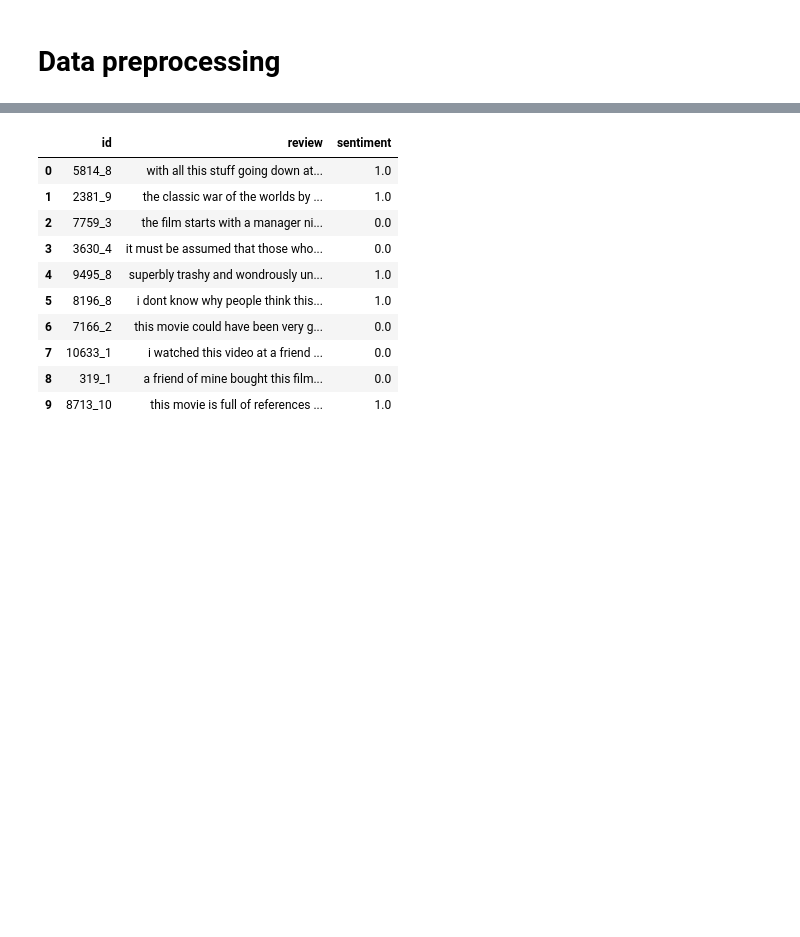
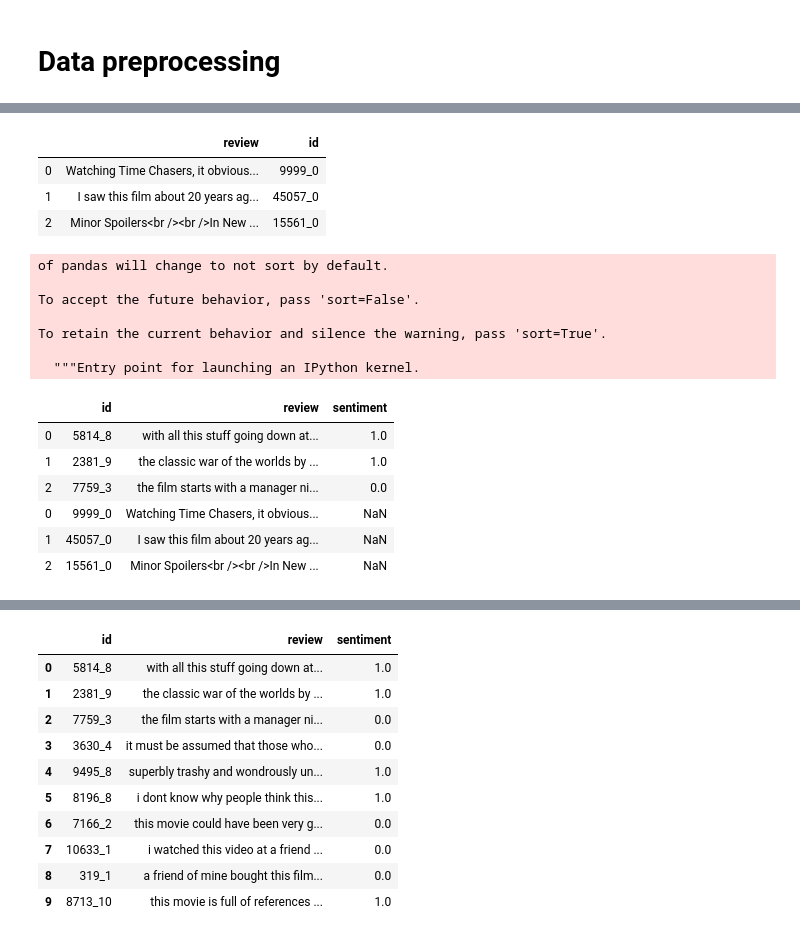
Before and after one commit to jacksenteh/Bag_Of_Popcorns, a Jupyter notebook: Train.ipynb, the cells around one changed output, grey strips where cells are left out. Saved outputs shown, nothing was run; the diff lists cells and outputs as text; code cells hidden in the pictures; blank space fills up the shorter version.

```diff
--- a/Train.ipynb
+++ b/Train.ipynb
@@ -84,22 +88,18 @@ nltk.download('punkt')
 # %% [markdown]
 # Data preprocessing
 # %%
-train_path   = 'gdrive/My Drive/dataset/IMDB/labeledTrainData.tsv'
-add_path     = 'gdrive/My Drive/dataset/IMDB/unlabeledTrainData.tsv'
-test_path    = 'gdrive/My Drive/dataset/IMDB/testData.tsv'
-twitter_path = 'gdrive/My Drive/dataset/IMDB/tweets_sentiment.csv'
+train_path   = 'dataset/labeledTrainData.tsv'
+add_path     = 'dataset/unlabeledTrainData.tsv'
+test_path    = 'dataset/testData.tsv'
+twitter_path = 'dataset/tweets_sentiment.csv'
 
 # read in the dataset
 pp                = Preprocess()
-twitter_df        = pd.read_csv(twitter_path, error_bad_lines=False, delimiter=',', encoding='latin8')[['Sentiment', 'SentimentText']]
 add_df            = pd.read_csv(add_path, error_bad_lines=False, delimiter='\t')
 train_df, test_df = pp.read_file(train_path, test_path, sep='\t')
 
-# rename the twitter_df's column name to match with IMDB dataset
-twitter_df.columns = ['sentiment', 'review']
 
 # record the twitter and train dataframe size
-twitter_ds_size = twitter_df.shape[0]
 labeled_ds_size = train_df.shape[0]
 
 # check for missing value
@@ -115,9 +115,6 @@ print()
 print('Test set:')
 pp.check_na(test_df)
 print()
-
-print('Twitter dataset:')
-pp.check_na(twitter_df)
 # %% [output]
 b'Skipping line 43043: expected 2 fields, saw 3\n'
 Training set:
@@ -139,4 +136,28 @@ Additional data set:
 =======================================
+# %%
+add_df[:3][['review', 'id']]
+# %% [output]
+|  | review | id |
+| 0 | Watching Time Chasers, it obvious... | 9999_0 |
+| 1 | I saw this film about 20 years ag... | 45057_0 |
+| 2 | Minor Spoilers<br /><br />In New ... | 15561_0 |
+# %%
+pd.concat([train_df[:3], add_df[:3][['review', 'id']])
+# %% [output]
+of pandas will change to not sort by default.
+
+To accept the future behavior, pass 'sort=False'.
+
+To retain the current behavior and silence the warning, pass 'sort=True'.
+
+  """Entry point for launching an IPython kernel.
+|  | id | review | sentiment |
+| 0 | 5814_8 | with all this stuff going down at... | 1.0 |
+| 1 | 2381_9 | the classic war of the worlds by ... | 1.0 |
+| 2 | 7759_3 | the film starts with a manager ni... | 0.0 |
+| 0 | 9999_0 | Watching Time Chasers, it obvious... | NaN |
+| 1 | 45057_0 | I saw this film about 20 years ag... | NaN |
+| 2 | 15561_0 | Minor Spoilers<br /><br />In New ... | NaN |
 # %%
 def text_process(df):
     # convert it to lower space
```
Also changed, not shown: parts of 3 cells of this notebook, 12 other files.
